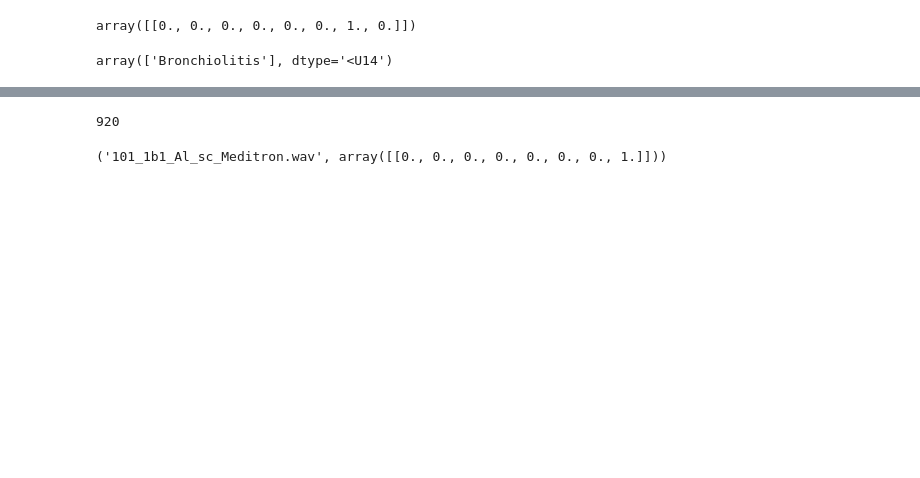
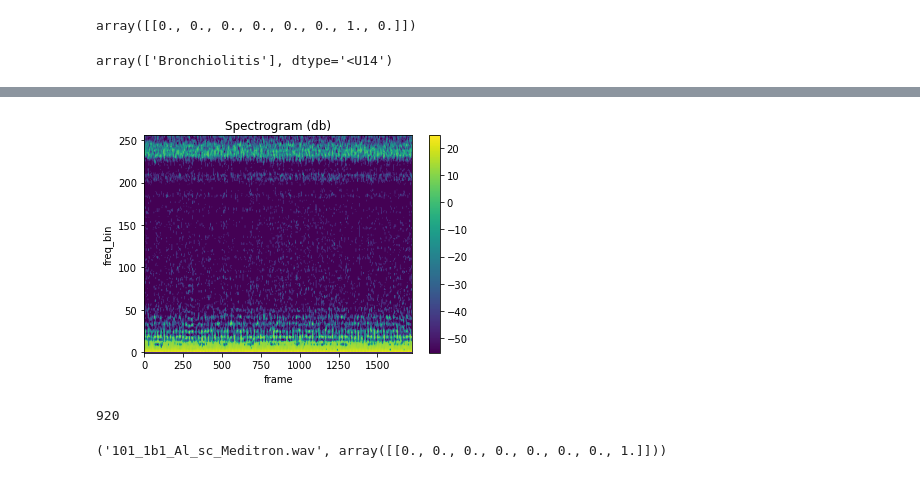
Before and after one commit to DilshanRakshitha/SmartStethoscope, a Jupyter notebook: Lung sound classification - Masked_auto_EN v1.0.ipynb, the cells around one changed output, grey strips where cells are left out. Drawn from its saved outputs; the diff is of its cells as text; code cells hidden in the pictures; blank space fills up the shorter version.

```diff
--- a/Lung sound classification - Masked_auto_EN v1.0.ipynb
+++ b/Lung sound classification - Masked_auto_EN v1.0.ipynb
@@ -134,3 +129,26 @@ array(['Bronchiolitis'], dtype='<U14')
+# %%
+n_fft = 2048
+win_length = None
+hop_length = 512
+n_mels = 256
+n_mfcc = 256
+
+mfcc_transform = T.MFCC(
+    sample_rate=SAMPLE_RATE,
+    n_mfcc=n_mfcc,
+    melkwargs={
+        "n_fft": n_fft,
+        "n_mels": n_mels,
+        "hop_length": hop_length,
+        "mel_scale": "htk",
+    },
+)
+
+mfcc = mfcc_transform(TEST_WAVEFORM)
+# %%
+plot_spectrogram(mfcc[0])
+# %% [output]
+[figure, added]
 # %%
 class LungSoundDataSet(Dataset):
     def __init__(self,patient_data_labels, data_file_path):
```
Also changed, not shown: parts of 7 cells of this notebook, 1 other file.
